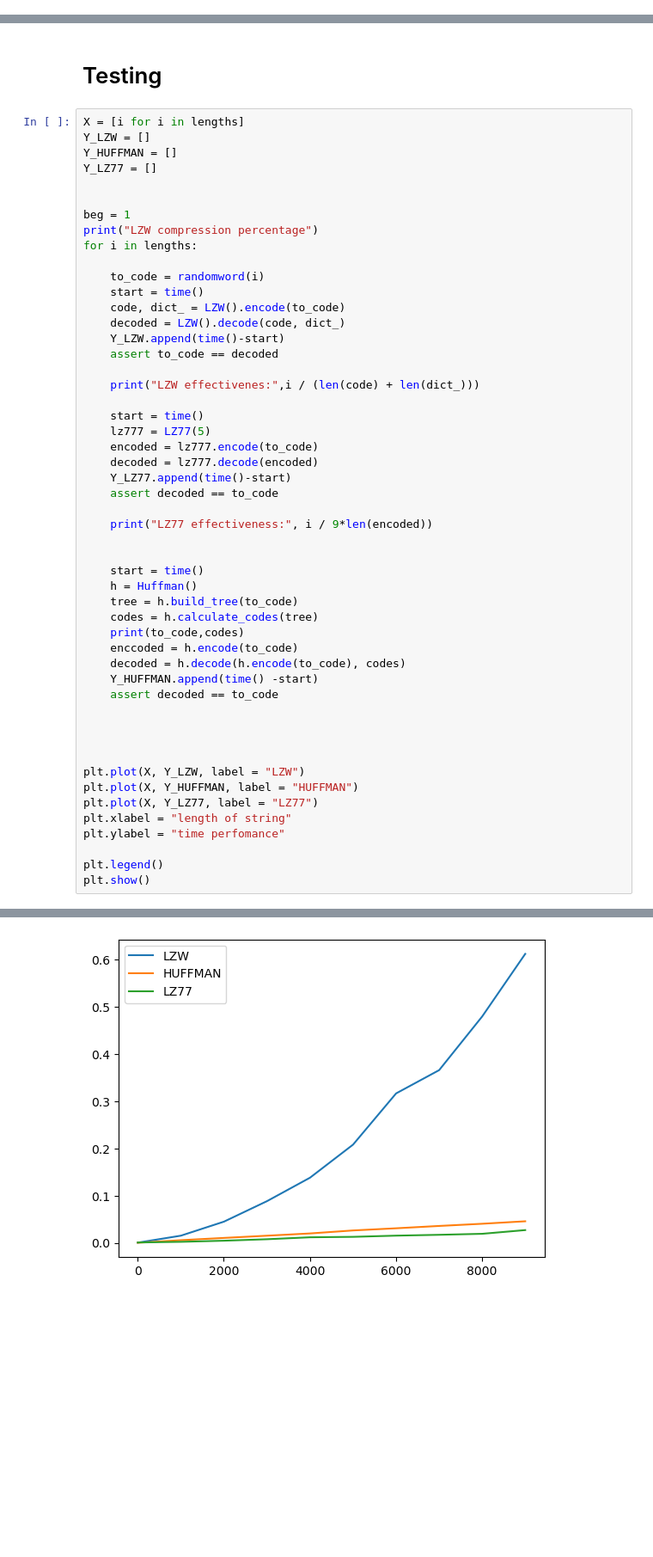
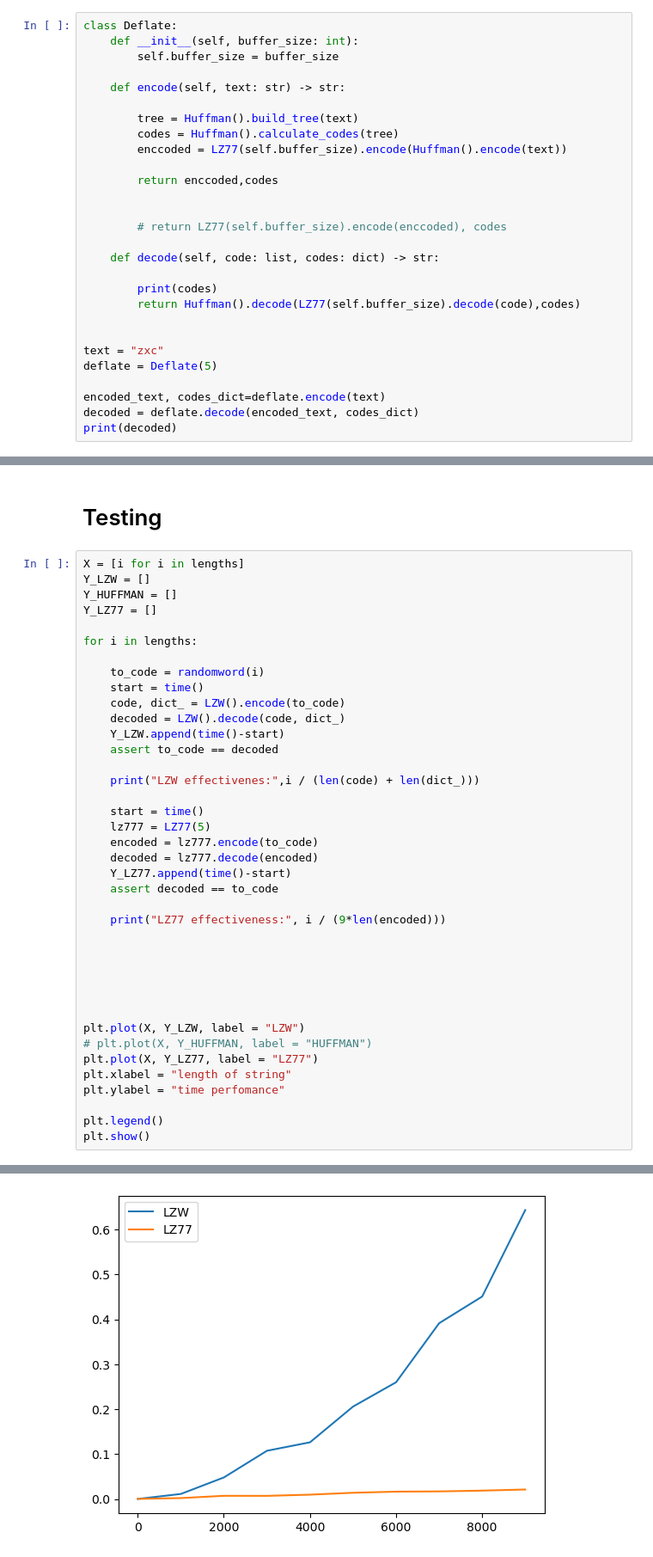
Before and after one commit to BlueSkyAndSomeCurses/sem_2_disc_lab_2, a Jupyter notebook: Lab2Template.ipynb, the cells around one changed output, grey strips where cells are left out. Shown at 86% size. Saved outputs shown, nothing was run; the diff lists cells and outputs as text; blank space fills up the shorter version.

Commit message:
implementing huffman

```diff
--- a/Lab2Template.ipynb
+++ b/Lab2Template.ipynb
@@ -211,0 +199,28 @@ class Deflate:
+# %%
+class Deflate:
+    def __init__(self, buffer_size: int):
+        self.buffer_size = buffer_size
+
+    def encode(self, text: str) -> str:
+
+        tree = Huffman().build_tree(text)
+        codes = Huffman().calculate_codes(tree)
+        enccoded = LZ77(self.buffer_size).encode(Huffman().encode(text))
+
+        return enccoded,codes
+
+
+        # return LZ77(self.buffer_size).encode(enccoded), codes
+
+    def decode(self, code: list, codes: dict) -> str:
+
+        print(codes)
+        return Huffman().decode(LZ77(self.buffer_size).decode(code),codes)
+
+
+text = "zxc"
+deflate = Deflate(5)
+
+encoded_text, codes_dict=deflate.encode(text)
+decoded = deflate.decode(encoded_text, codes_dict)
+print(decoded)
@@ -217,9 +235,6 @@ Y_LZW = []
 Y_HUFFMAN = []
 Y_LZ77 = []
 
-
-beg = 1
-print("LZW compression percentage")
 for i in lengths:
 
     to_code = randomword(i)
@@ -238,24 +253,15 @@ for i in lengths:
     Y_LZ77.append(time()-start)
     assert decoded == to_code
 
-    print("LZ77 effectiveness:", i / 9*len(encoded))
+    print("LZ77 effectiveness:", i / (9*len(encoded)))
 
 
-    start = time()
-    h = Huffman()
-    tree = h.build_tree(to_code)
-    codes = h.calculate_codes(tree)
-    print(to_code,codes)
-    enccoded = h.encode(to_code)
-    decoded = h.decode(h.encode(to_code), codes)
-    Y_HUFFMAN.append(time() -start)
-    assert decoded == to_code
 
 
 
 
 plt.plot(X, Y_LZW, label = "LZW")
-plt.plot(X, Y_HUFFMAN, label = "HUFFMAN")
+# plt.plot(X, Y_HUFFMAN, label = "HUFFMAN")
 plt.plot(X, Y_LZ77, label = "LZ77")
 plt.xlabel = "length of string"
 plt.ylabel = "time perfomance"
@@ -283,4 +292,4 @@ idxzhxjrlihxxmxyzuwewvvkyiporgcrxipfhpomkuwcvzwrjaebnwsyjcvlcougmspdpiijvxozjefu
-[figure, old version]
+[figure, new version]
 # %% [markdown]
 ### LZW
 Очевидно, що зі зростанням кількості елементів в повідомленні, час стиснення відповідно зростає. На жаль, через повільнісь мови програмування Python нам не вдастся перевірити ефективність стиснення на повну, адже алгоритм розкриваєтсья на повну потужність на великих файлах, таких як картинки, в яких дуже багато повторен. Це можна довести тим, що зі збільшенням елементів відслідковується збільшення ефективності стиснення.
```
Also changed, not shown: parts of 4 cells of this notebook, 1 other file.
